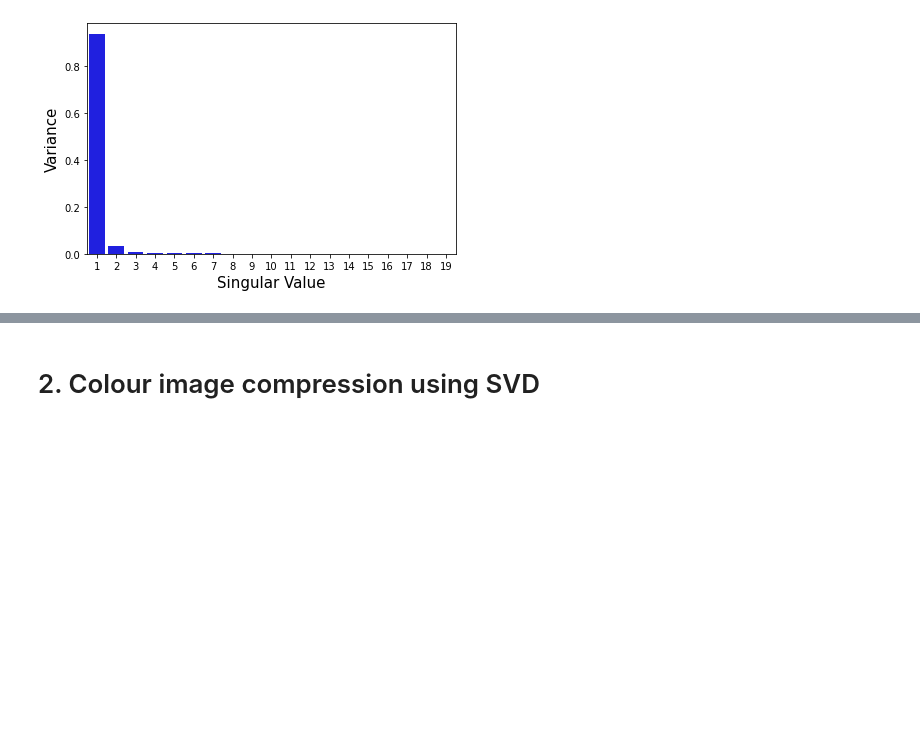
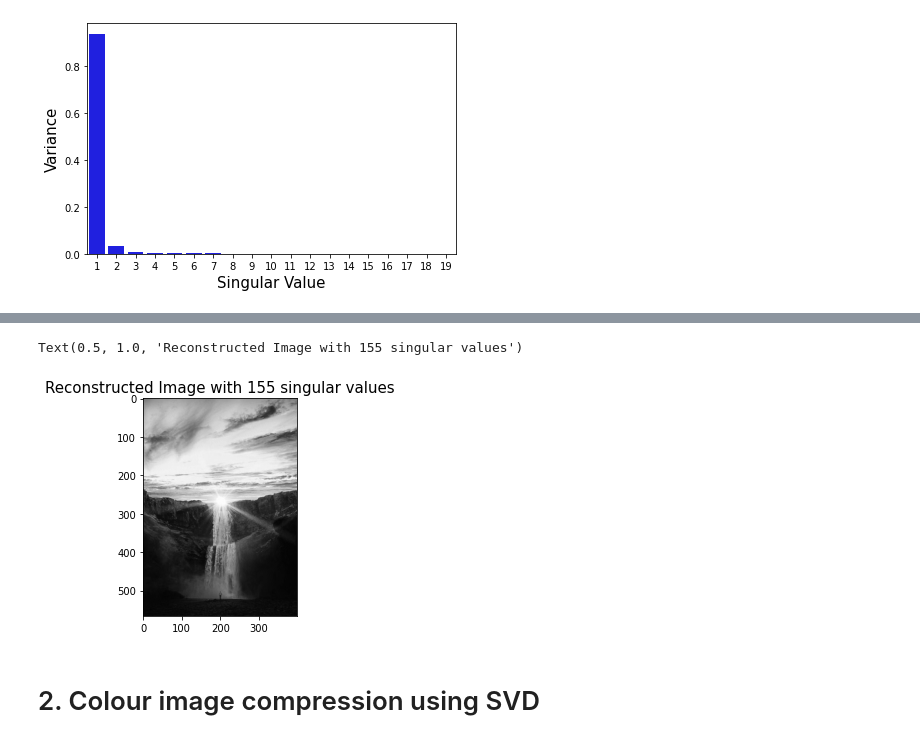
Before and after one commit to jabed-umar/P346-codes, a Jupyter notebook: DIY.ipynb, the cells around one changed output, grey strips where cells are left out. Drawn from its saved outputs; the diff is of its cells as text; code cells hidden in the pictures; blank space fills up the shorter version.

```diff
--- a/DIY.ipynb
+++ b/DIY.ipynb
@@ -172,3 +185,11 @@ Text(0.5, 1.0, 'Reconstructed Image with 35 singular values')
+# %%
+r_4 = d.compress_grey(155,b)
+plt.imshow(r_4,cmap="gray")
+num = 155
+plt.title("Reconstructed Image with %s singular values" %num, fontsize = 15)
+# %% [output]
+Text(0.5, 1.0, 'Reconstructed Image with 155 singular values')
+[figure, added]
 # %% [markdown]
 # 2. Colour image compression using SVD
 # %%
```
Also changed, not shown: parts of 13 cells of this notebook.
